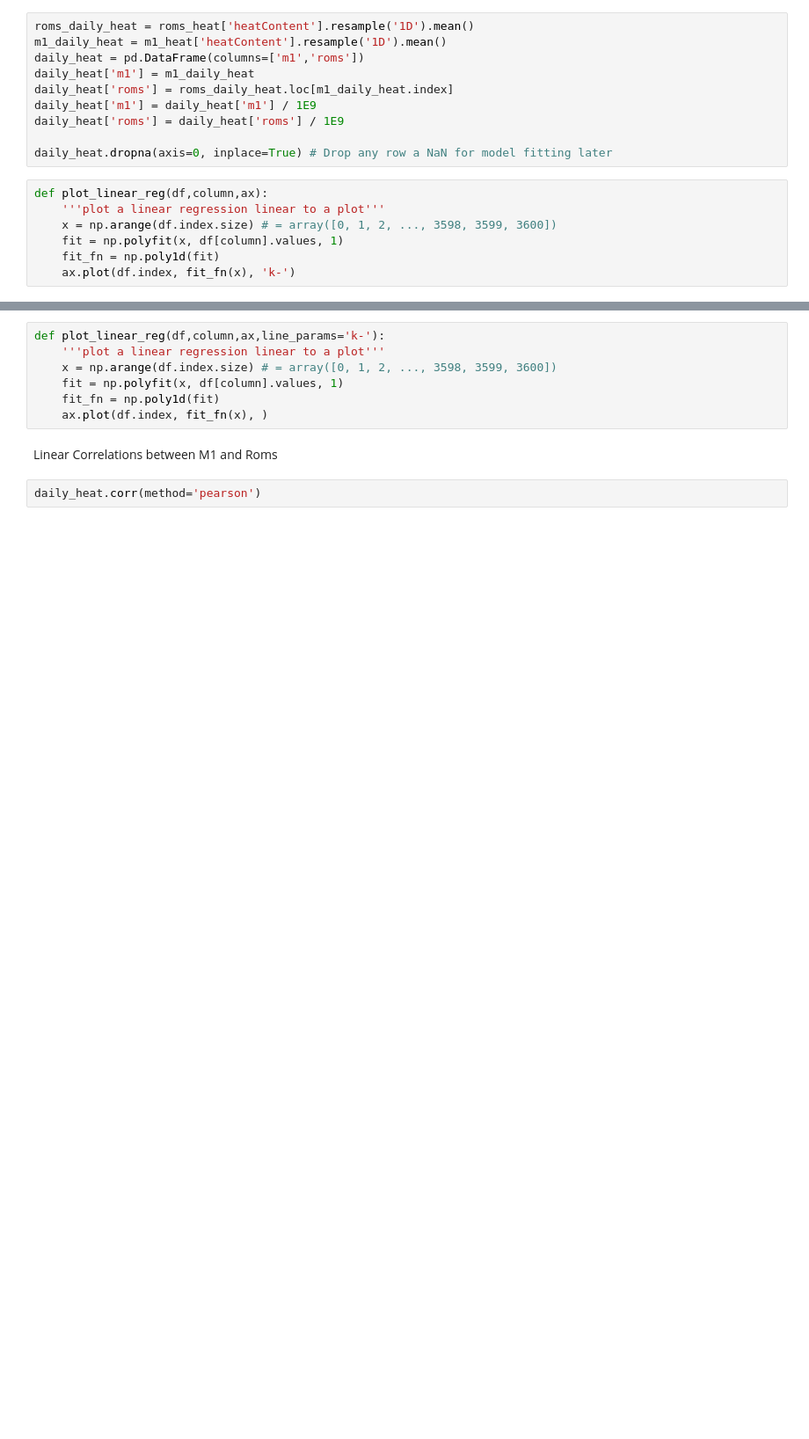
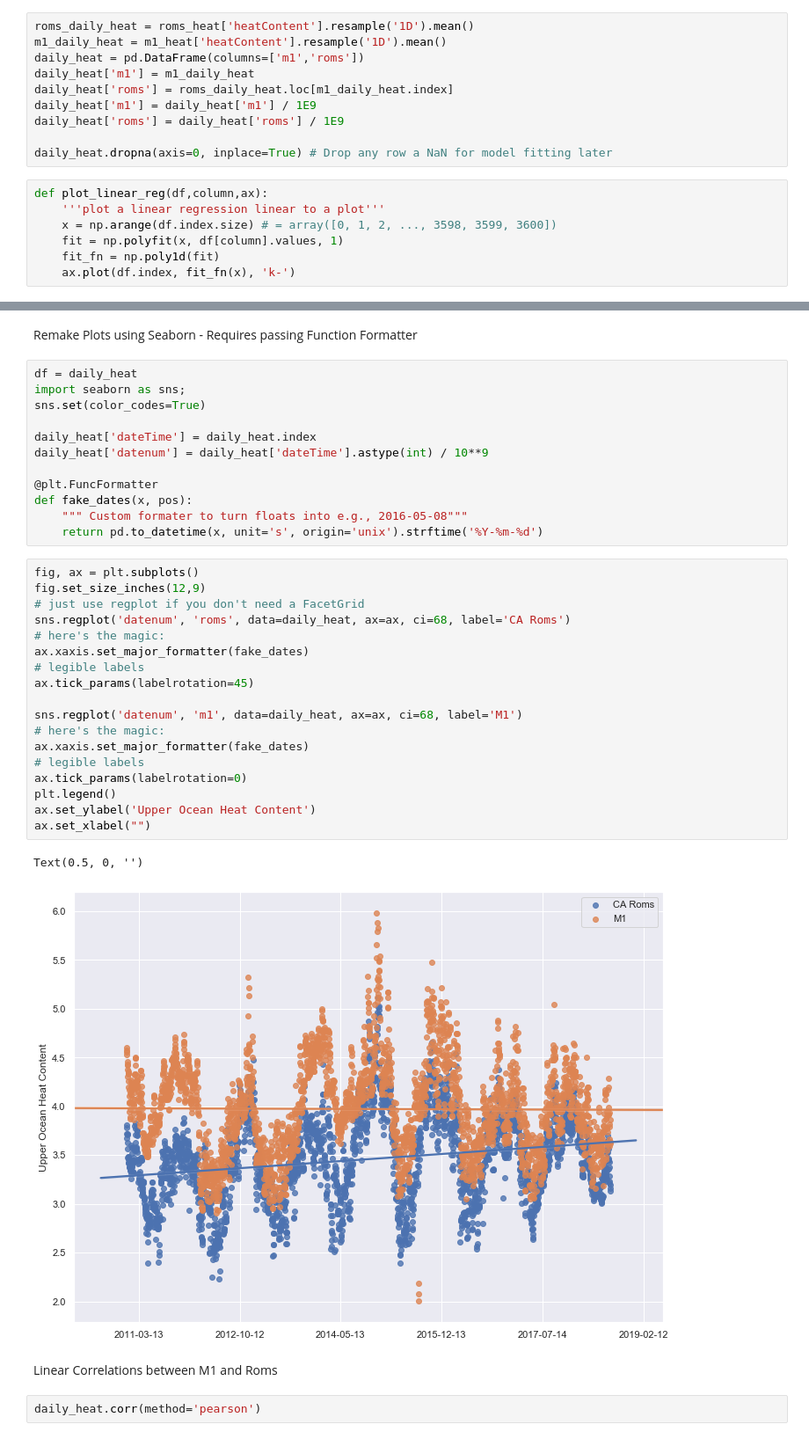
Before and after one commit to CeNCOOS/roms_sigma_coordinate, a Jupyter notebook: Heat Content Analysis/M1_ROMS_heat_content_analysis.ipynb, the cells around one changed output, grey strips where cells are left out. Shown: that part at 88% size. Saved outputs shown, nothing was run; the diff lists cells and outputs as text; blank space fills up the shorter version.

```diff
--- a/Heat Content Analysis/M1_ROMS_heat_content_analysis.ipynb
+++ b/Heat Content Analysis/M1_ROMS_heat_content_analysis.ipynb
@@ -67,12 +69,40 @@ plt.savefig('m1_roms_upper_heat_content.png', dpi=300, bbox_inches='tight', pad_
 # %% [output]
 [figure]
-# %%
-def plot_linear_reg(df,column,ax,line_params='k-'):
-    '''plot a linear regression linear to a plot'''
-    x = np.arange(df.index.size) # = array([0, 1, 2, ..., 3598, 3599, 3600])
-    fit = np.polyfit(x, df[column].values, 1)
-    fit_fn = np.poly1d(fit)
-    ax.plot(df.index, fit_fn(x), )
+# %% [markdown]
+Remake Plots using Seaborn - Requires passing Function Formatter
+# %%
+df = daily_heat
+import seaborn as sns;
+sns.set(color_codes=True)
+
+daily_heat['dateTime'] = daily_heat.index
+daily_heat['datenum'] = daily_heat['dateTime'].astype(int) / 10**9
+
+@plt.FuncFormatter
+def fake_dates(x, pos):
+    """ Custom formater to turn floats into e.g., 2016-05-08"""
+    return pd.to_datetime(x, unit='s', origin='unix').strftime('%Y-%m-%d')
+# %%
+fig, ax = plt.subplots()
+fig.set_size_inches(12,9)
+# just use regplot if you don't need a FacetGrid
+sns.regplot('datenum', 'roms', data=daily_heat, ax=ax, ci=68, label='CA Roms')
+# here's the magic:
+ax.xaxis.set_major_formatter(fake_dates)
+# legible labels
+ax.tick_params(labelrotation=45)
+
+sns.regplot('datenum', 'm1', data=daily_heat, ax=ax, ci=68, label='M1')
+# here's the magic:
+ax.xaxis.set_major_formatter(fake_dates)
+# legible labels
+ax.tick_params(labelrotation=0)
+plt.legend()
+ax.set_ylabel('Upper Ocean Heat Content')
+ax.set_xlabel("")
+# %% [output]
+Text(0.5, 0, '')
+[figure, added]
 # %% [markdown]
 Linear Correlations between M1 and Roms
 # %%
```
Also changed, not shown: parts of 6 cells of this notebook, 23 other files.
